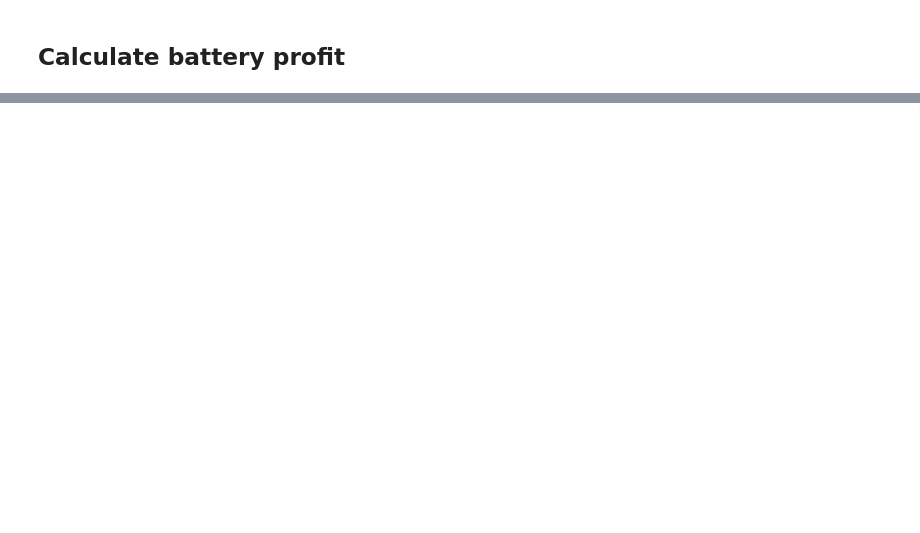
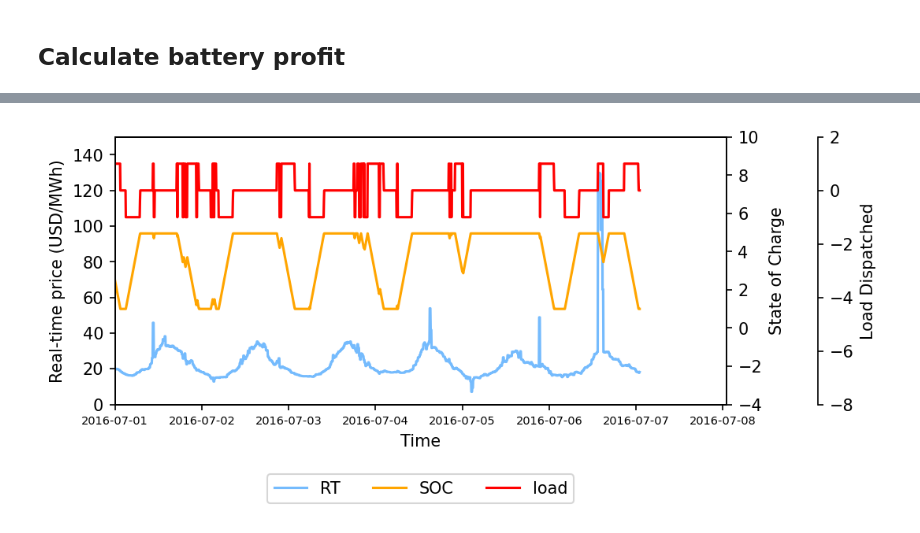
Before and after one commit to slacgismo/LEM_simulation, a Jupyter notebook: battery_bidding.ipynb, the cells around one changed output, grey strips where cells are left out. Saved outputs shown, nothing was run; the diff lists cells and outputs as text; code cells hidden in the pictures; blank space fills up the shorter version.

Commit message:
first commit including profit calculation and visualizing battery dispatch

```diff
--- a/battery_bidding.ipynb
+++ b/battery_bidding.ipynb
@@ -184,9 +244,9 @@ df_WS.head()
 # %%
 # Initialize market parameters
 start = datetime.datetime( 2016, 7, 1)
-end = datetime.datetime( 2016, 7, 1, 1, 0)
+end = datetime.datetime( 2016, 7, 7, 1, 0)
 interval = 300 # interval of market operation
-market_intervals = pandas.date_range(start,end,freq=str(int(interval/60))+'min')
+market_intervals = pd.date_range(start,end,freq=str(int(interval/60))+'min')
 market_intervals #the first hour in 5 minute increments
 # %% [output]
 DatetimeIndex(['2016-07-01 00:00:00', '2016-07-01 00:05:00',
@@ -202,16 +266,19 @@ DatetimeIndex(['2016-07-01 00:00:00', '2016-07-01 00:05:00',
 # %%
 # Set up df to save results
 # Setting up empty data frames
-df_prices = pandas.DataFrame(columns=['clearing_price','clearing_quantity','unresponsive_loads'])
-df_buy_bids = pandas.DataFrame(columns=['timestamp','appliance_name','bid_price','bid_quantity'])
-df_supply_bids = pandas.DataFrame(columns=['timestamp','appliance_name','bid_price','bid_quantity'])
-df_awarded_bids = pandas.DataFrame(columns=['timestamp','appliance_name','bid_price','bid_quantity','S_D'])
-
+df_prices = pd.DataFrame(columns=['clearing_price','clearing_quantity','unresponsive_loads'])
+df_buy_bids = pd.DataFrame(columns=['timestamp','appliance_name','bid_price','bid_quantity'])
+df_supply_bids = pd.DataFrame(columns=['timestamp','appliance_name','bid_price','bid_quantity'])
+df_awarded_bids = pd.DataFrame(columns=['timestamp','appliance_name','bid_price','bid_quantity','S_D'])
+ys = []
+ys2 = []
+df_store = pd.DataFrame(columns=['timestamp', 'RT', 'SOC_t', 'q_buy', 'q_sell', 'active_t'])
 # Run market
 for dt_sim_time in market_intervals:
     #print(dt_sim_time)
     # Update physical state of battery
     df_battery_state = update_battery(df_battery_state)
+    #records current state of charge
 
     # Setup market
     retail = None # this is a placeholder
@@ -221,17 +288,28 @@ for dt_sim_time in market_intervals:
     #bid_costminizing(dt_sim_time,df_battery_state,df_WS,df_prices)
     #bid_optimal_autarky(dt_sim_time,df_battery_state,df_WS,df_prices)
     retail,df_supply_bids,df_buy_bids = submit_bids_battery(dt_sim_time,retail,df_battery_state,df_supply_bids,df_buy_bids)
-
     # Clear market and save price
     Pd = df_WS['RT'].loc[dt_sim_time:dt_sim_time].iloc[-1]
+    #-1 means we use the last price
+    #Pd is clearing price
     Qd = max(df_battery_state['q_sell'].loc[df_battery_state['p_sell'] <= Pd].sum(),df_battery_state['q_buy'].loc[df_battery_state['p_buy'] >= Pd].sum())
+    #Qd is clearing quantity
     unresp_load = 0.0
-    df_temp = pandas.DataFrame(index=[dt_sim_time],columns=['clearing_price','clearing_quantity','unresponsive_loads'],data=[[Pd,Qd,unresp_load]])
+    df_temp = pd.DataFrame(index=[dt_sim_time],columns=['clearing_price','clearing_quantity','unresponsive_loads'],data=[[Pd,Qd,unresp_load]])
     df_prices = df_prices.append(df_temp)
-
     # Dispatch battery
     # Calls the function in order to append and fill the empty data frames
-    df_bids_battery,df_awarded_bids = set_battery_by_price(dt_sim_time,df_battery_state,Pd, df_awarded_bids)
-
+    df_bids_battery, df_awarded_bids = set_battery_by_price(dt_sim_time,df_battery_state, Pd, df_awarded_bids)
+#     ys.append(df_battery_state['SOC_t'].values[0])
+#     ys2.append(df_battery_state[['q_buy', 'q_sell', 'active_t']].values[0])
+    df_temp2 = pd.DataFrame(columns=['timestamp', 'RT', 'SOC_t', 'q_buy', 'q_sell', 'active_t'], data=[[dt_sim_time, Pd, df_battery_state['SOC_t'].values[0], *df_battery_state[['q_buy', 'q_sell', 'active_t']].values[0]]])
+    df_store = df_store.append(df_temp2)
     #print(df_battery_state)
     #set_battery_by_price
+df_store = df_store.set_index('timestamp')
+
+#check df_store
+df_store['q_buy'] = (df_store.active_t==1)*df_store.q_buy
+df_store['q_sell'] = (df_store.active_t==-1)*df_store.q_sell
+df_store['q_transaction'] =  df_store['q_buy'] - df_store['q_sell']
+df_store['q_transaction'] = df_store['q_transaction']*(-1)
@@ -322,2 +486,8 @@ calculate_battery_profit(df_awarded_bids)
 # %%
-visualize_battery_dispatch()
+visualize_battery_dispatch(df_store)
+# rename functions
+# add units for load dispatched
+# change up the overlapping graphs
+#test the bid simple- test a different average
+# %% [output]
+[figure, added]
```
Also changed, not shown: parts of 32 cells of this notebook.
